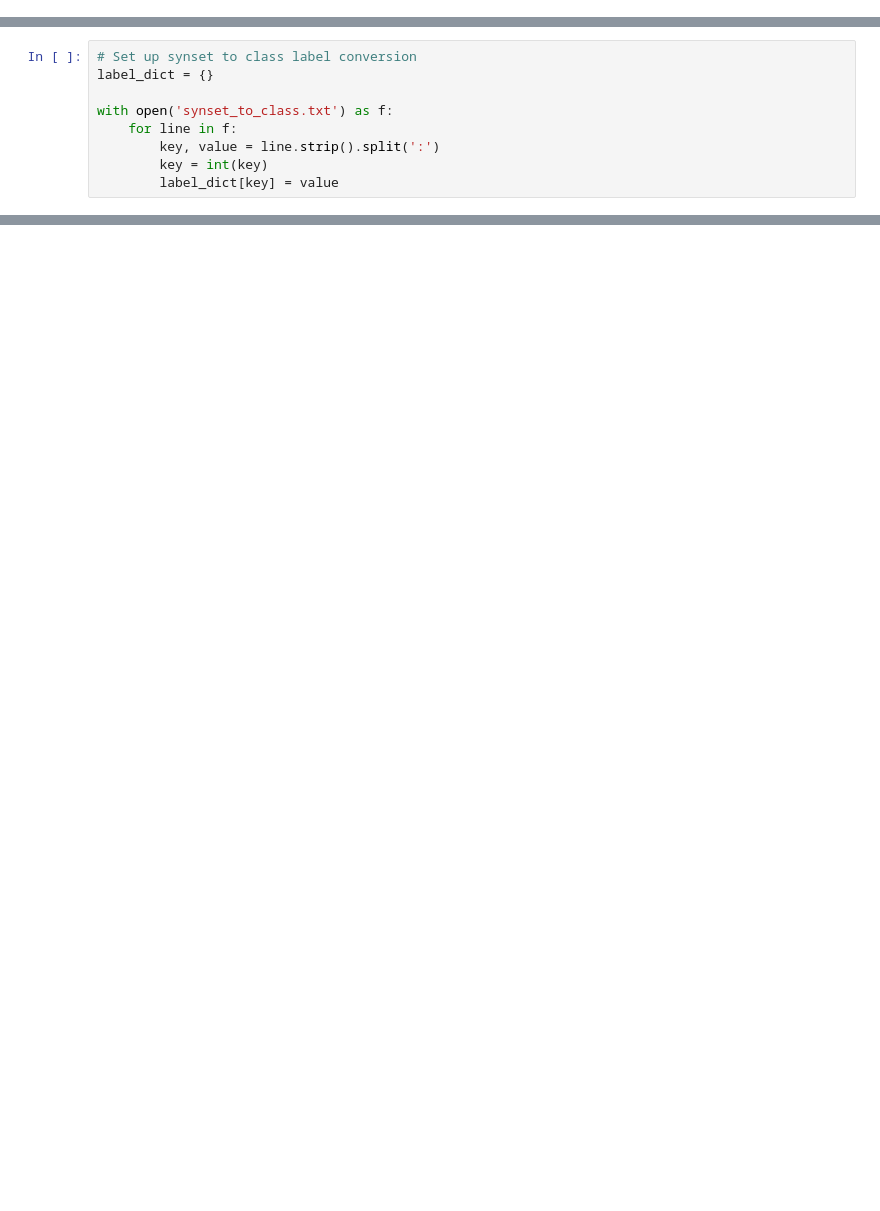
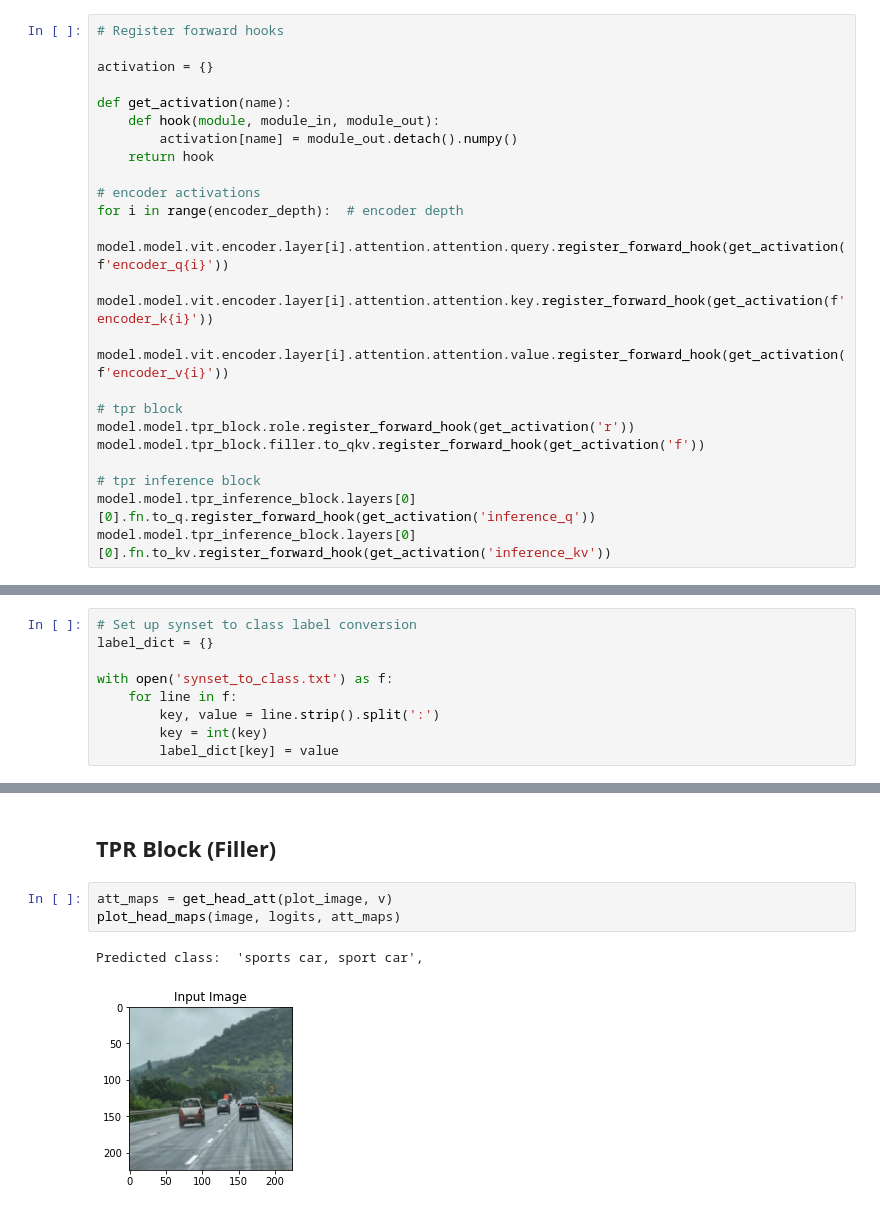
Before and after one commit to weiyuen/tp-vit, a Jupyter notebook: Visualize Activations.ipynb, the cells around one changed output, grey strips where cells are left out. Saved outputs shown, nothing was run; the diff lists cells and outputs as text; blank space fills up the shorter version.

```diff
--- a/Visualize Activations.ipynb
+++ b/Visualize Activations.ipynb
@@ -24,0 +125,23 @@ model.model.blocks[13].attn.qkvr.register_forward_hook(get_activation('qkvr'))
+# %%
+# Register forward hooks
+
+activation = {}
+
+def get_activation(name):
+    def hook(module, module_in, module_out):
+        activation[name] = module_out.detach().numpy()
+    return hook
+
+# encoder activations
+for i in range(encoder_depth):  # encoder depth
+    model.model.vit.encoder.layer[i].attention.attention.query.register_forward_hook(get_activation(f'encoder_q{i}'))
+    model.model.vit.encoder.layer[i].attention.attention.key.register_forward_hook(get_activation(f'encoder_k{i}'))
+    model.model.vit.encoder.layer[i].attention.attention.value.register_forward_hook(get_activation(f'encoder_v{i}'))
+
+# tpr block
+model.model.tpr_block.role.register_forward_hook(get_activation('r'))
+model.model.tpr_block.filler.to_qkv.register_forward_hook(get_activation('f'))
+
+# tpr inference block
+model.model.tpr_inference_block.layers[0][0].fn.to_q.register_forward_hook(get_activation('inference_q'))
+model.model.tpr_inference_block.layers[0][0].fn.to_kv.register_forward_hook(get_activation('inference_kv'))
@@ -53,0 +364,8 @@ def get_qkvr_vector(image, activation, vector='r', all_heads=True, head_num=0):
+# %% [markdown]
+## TPR Block (Filler)
+# %%
+att_maps = get_head_att(plot_image, v)
+plot_head_maps(image, logits, att_maps)
+# %% [output]
+Predicted class:  'sports car, sport car',
+[figure, added]
```
Also changed, not shown: parts of 26 cells of this notebook, 1 other file.
